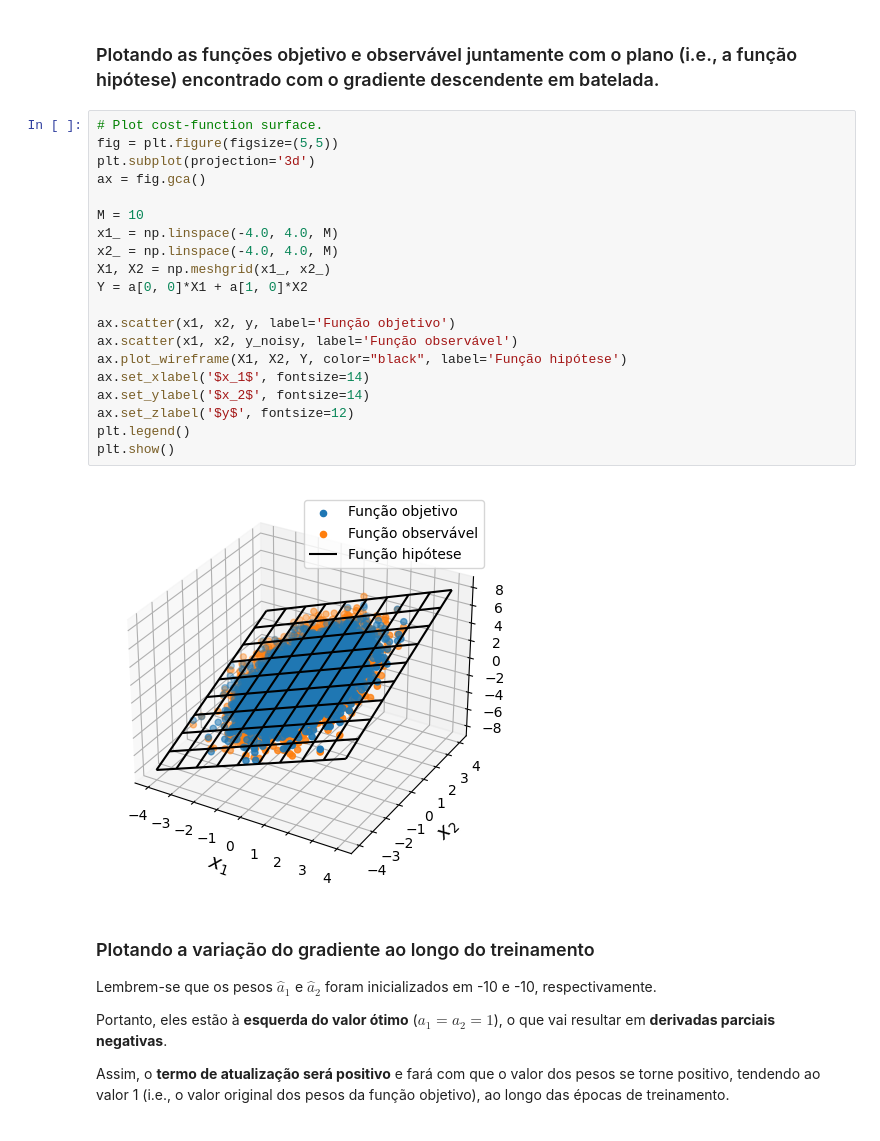
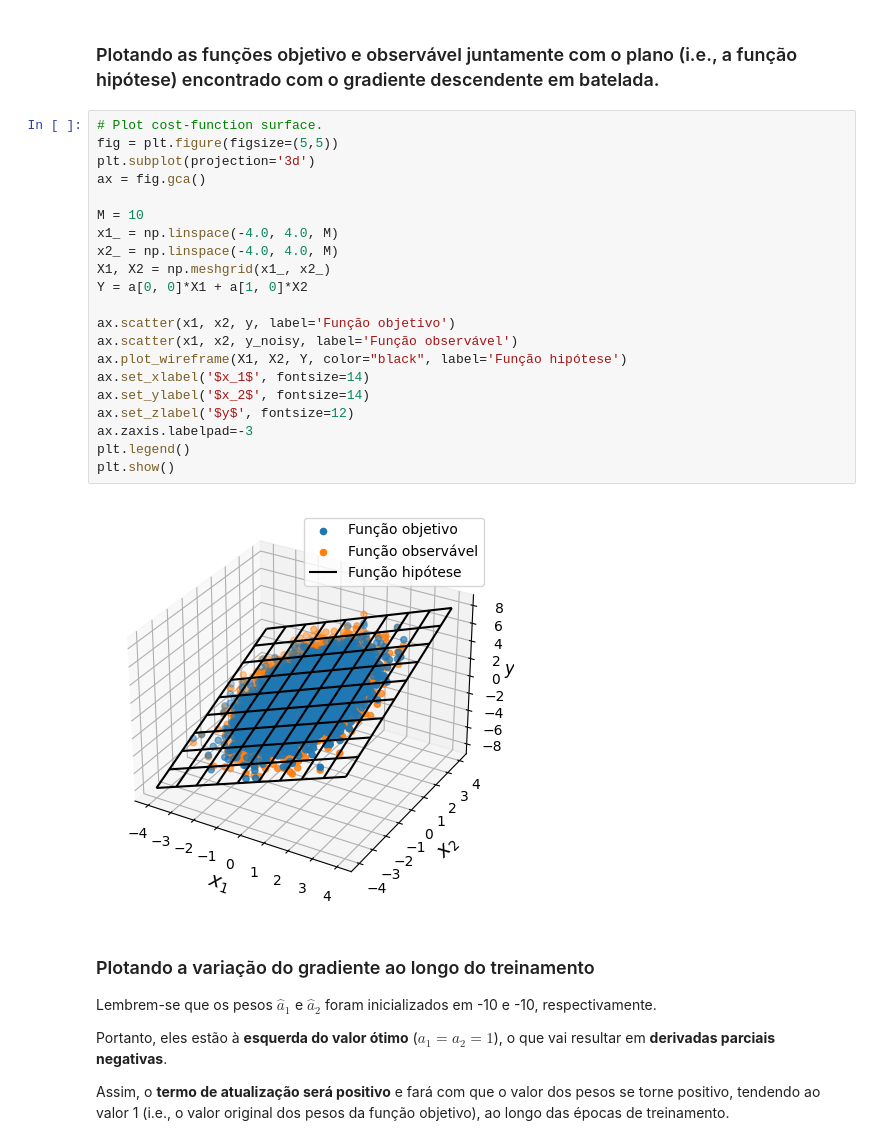
Before and after one commit to zz4fap/tp555-ml, a Jupyter notebook: exemplos/linear-regression/exemplo_gradiente_descendente_em_batelada.ipynb, the cells around one changed output. Drawn from its saved outputs; the diff is of its cells as text.

```diff
--- a/exemplos/linear-regression/exemplo_gradiente_descendente_em_batelada.ipynb
+++ b/exemplos/linear-regression/exemplo_gradiente_descendente_em_batelada.ipynb
@@ -314,25 +316,26 @@ plt.show()
 # %%
 # Plot cost-function surface.
 fig = plt.figure(figsize=(5,5))
 plt.subplot(projection='3d')
 ax = fig.gca()
 
 M = 10
 x1_ = np.linspace(-4.0, 4.0, M)
 x2_ = np.linspace(-4.0, 4.0, M)
 X1, X2 = np.meshgrid(x1_, x2_)
 Y = a[0, 0]*X1 + a[1, 0]*X2
 
 ax.scatter(x1, x2, y, label='Função objetivo')
 ax.scatter(x1, x2, y_noisy, label='Função observável')
 ax.plot_wireframe(X1, X2, Y, color="black", label='Função hipótese')
 ax.set_xlabel('$x_1$', fontsize=14)
 ax.set_ylabel('$x_2$', fontsize=14)
 ax.set_zlabel('$y$', fontsize=12)
+ax.zaxis.labelpad=-3
 plt.legend()
 plt.show()
 # %% [output]
-[figure, old version]
+[figure, new version]
 # %% [markdown]
 ### Plotando a variação do gradiente ao longo do treinamento
 
```
Also changed, not shown: parts of 3 cells of this notebook.
